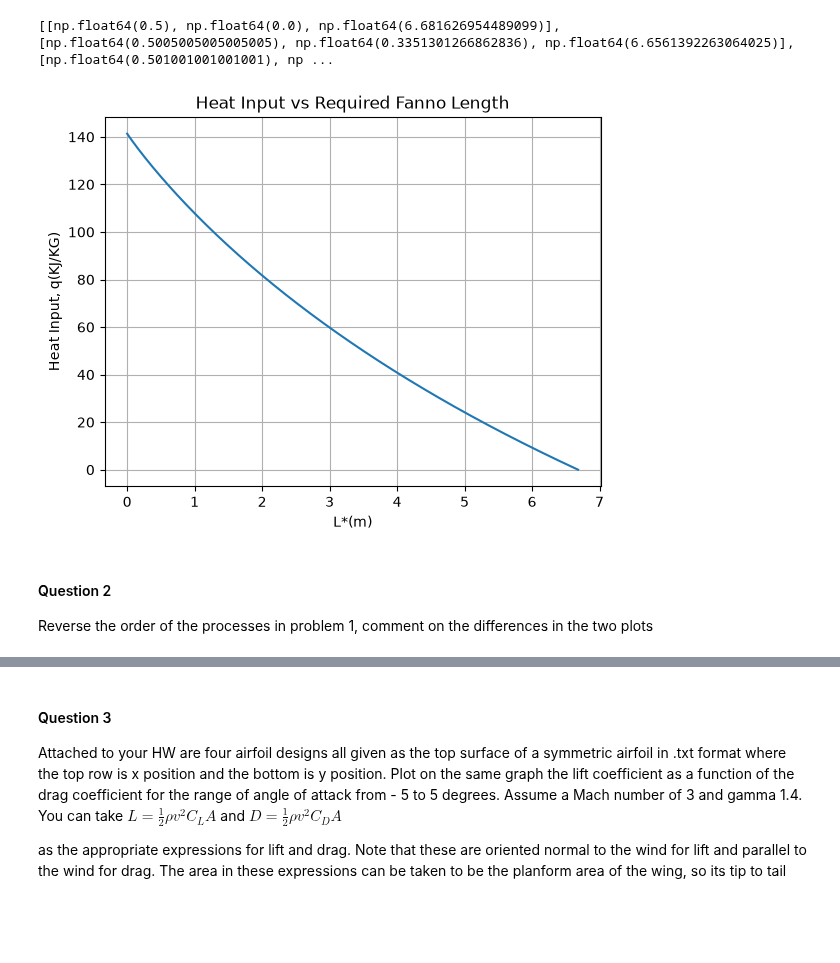
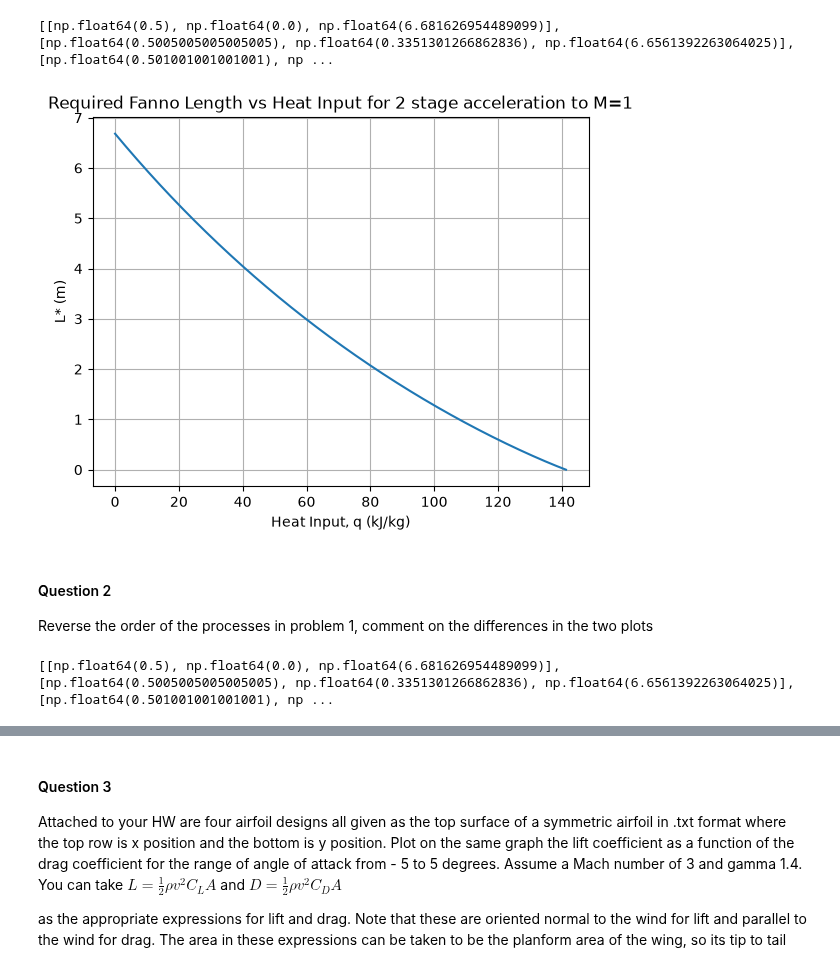
Before and after one commit to DanielKim0208/ME-433RocketScience, a Jupyter notebook: HW4/HW4.ipynb, the cells around one changed output, grey strips where cells are left out. Cells and saved outputs as stored; diff of their text form; code cells hidden in the pictures; blank space fills up the shorter version.

```diff
--- a/HW4/HW4.ipynb
+++ b/HW4/HW4.ipynb
@@ -97,15 +98,16 @@ print(Lstar_q1[:5])
 # %%
 q_values = [row[1] for row in Lstar_q1]
 Lstar_values = [row[2] for row in Lstar_q1]
 
-plt.plot(Lstar_values, q_values)
-plt.xlabel("L*(m)")
-plt.ylabel("Heat Input, q(KJ/KG)")
-plt.title("Heat Input vs Required Fanno Length")
+plt.plot(q_values, Lstar_values)
+
+plt.xlabel("Heat Input, q (kJ/kg)")
+plt.ylabel("L* (m)")
+plt.title("Required Fanno Length vs Heat Input for 2 stage acceleration to M=1")
 plt.grid(True)
 plt.show()
 # %% [output]
-[figure, old version]
+[figure, new version]
 # %% [markdown]
 #### Question 2
 Reverse the order of the processes in problem 1, comment on the differences in the two plots
@@ -117,0 +131,10 @@ Reverse the order of the processes in problem 1, comment on the differences in t
+# %%
+for m in M2:
+    T_m2, Lstar = FannoFlow_q2(M_i, m, gamma, D, f, T_i)
+    q = RayleighFlow_q1(m, 1, gamma,T_m2)
+
+    Lstar_q2.append([m, q, Lstar])
+
+print(Lstar_q1[:5])
+# %% [output]
+[[np.float64(0.5), np.float64(0.0), np.float64(6.681626954489099)], [np.float64(0.5005005005005005), np.float64(0.3351301266862836), np.float64(6.6561392263064025)], [np.float64(0.501001001001001), np ...
```
Also changed, not shown: parts of 9 cells of this notebook, 1 other file.
